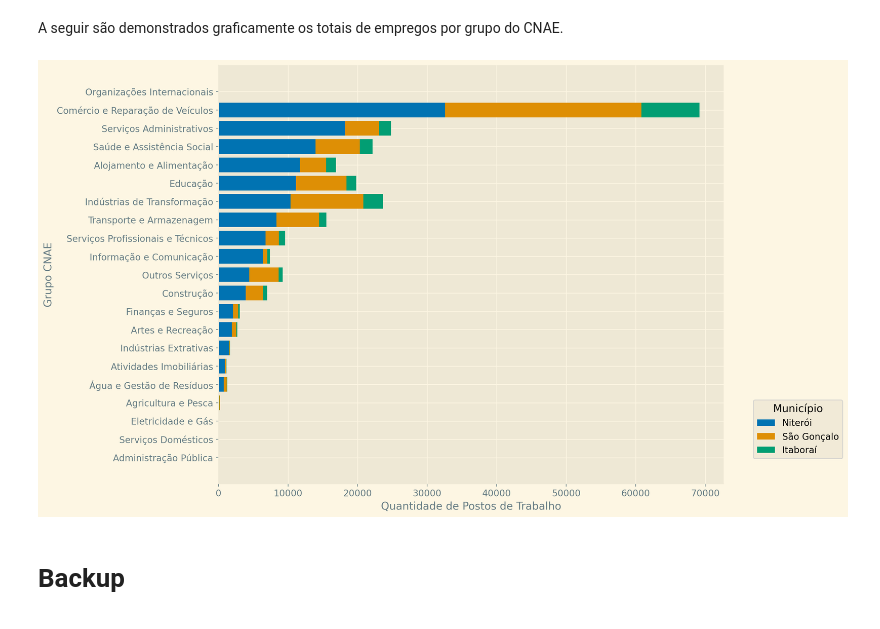
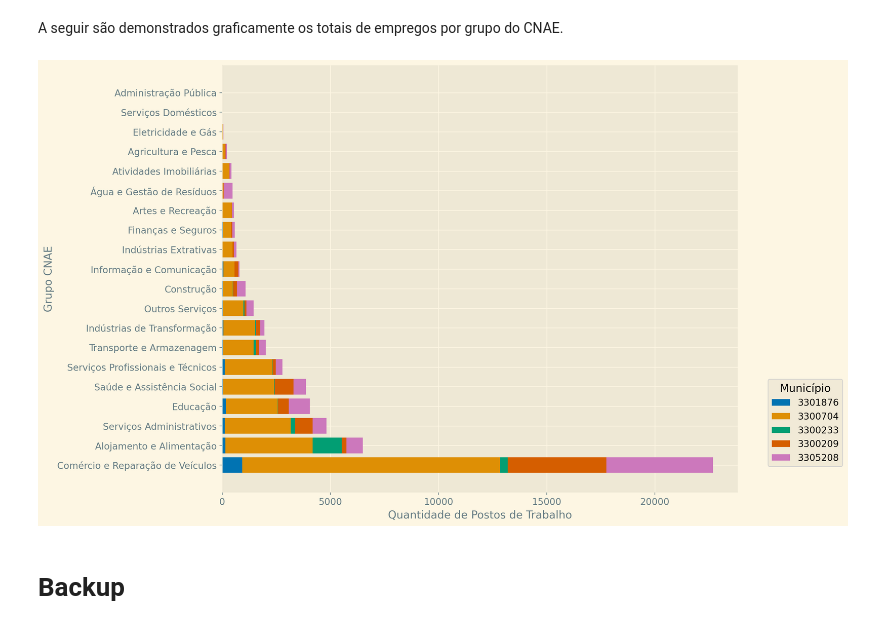
Before and after one commit to redemobGIT/roda, a Jupyter notebook: scripts/rais.ipynb, the cells around one changed output. Drawn from its saved outputs; the diff is of its cells as text; code cells hidden in the pictures.

```diff
--- a/scripts/rais.ipynb
+++ b/scripts/rais.ipynb
@@ -104,7 +104,7 @@ OUTPUT_DIR  = "outputs_oportunidades"
 # Definições de parâmetros ajustáveis pelo usuário                            #
 ###############################################################################
 GCLOUD_ID   = None                                  # Nome do projeto no Google
-MUNIS       = [3304557, 3303302, 3304904, 3301900,]  # municípios-alvo
+MUNIS       = [3300258, 3300209, 3301876, 3305208, 3300233, 3300704]  # municípios-alvo
 YEAR        = 2023                                  # ano comum às bases
 CNES_MONTH  = 10                                    # mês CNES
 OUTPUT_DIR  = "../outputs/rais"
@@ -792,24 +784,3 @@ override_cnes_geometry = functools.partial(
     override_geometry,
     id_column="id_estabelecimento_cnes"
 )
-# %%
-# dicionário de (lat, lon) extraídos do Google Maps
-overrides = {
-    '5042488': (-22.93496303213362, -43.10111846368994),
-    '0113891': (-22.82297090020438, -42.97796431846613),
-    '0012521': (-22.880157833214476, -43.07872347303554),
-    '3784916': (-22.771568234552003, -42.91998438196854),
-    '0012599': (-22.881199876918767, -43.078428218305724),
-    '2297590': (-22.81838059154707, -43.01194919623843),
-    '2291525': (-22.8261384043605, -43.04752398500165),
-    '9101039': (-22.84514982733307, -42.95904980987253),
-    '7884680': (-22.93934643214391, -43.0586731769422),
-    '0105317': (-22.94305755496102, -43.061599214063634)
-}
-
-# aplica somente num único comando:
-cnes_gdf = override_cnes_geometry(
-    cnes_gdf,
-    overrides,
-    drop_ids=["9101039"]
-)
@@ -954,7 +930,7 @@ ibge_names = {
 grouped_data_by_city = (
     all_jobs
     #.dropna(subset=['cep'])
-    .replace({'id_municipio': ibge_names})
+    #.replace({'id_municipio': ibge_names})
     .groupby(['grupo_cnae', 'id_municipio', 'ano'], as_index=False)
     .agg({'quantidade_vinculos_ativos': 'sum'})
     .rename(columns={'quantidade_vinculos_ativos': 'Quantidade de Postos de Trabalho'})
@@ -967,10 +943,13 @@ pivot_df = grouped_data_by_city.pivot(
     index='grupo_cnae',
     columns='id_municipio',
     values='Quantidade de Postos de Trabalho'
-).sort_values('Niterói', ascending=True).fillna(0)
+).fillna(0)
+#).sort_values('Niterói', ascending=True).fillna(0)
+
+pivot_df = pivot_df.iloc[pivot_df.sum(axis=1).argsort()[::-1]]
 
 # Define city order explicitly
-cities = ['Niterói', 'São Gonçalo', 'Itaboraí']
+cities = set(str(m) for m in MUNIS) & set(pivot_df)
 
 # Get colors from seaborn colorblind palette
 colors = sns.color_palette('colorblind', n_colors=len(cities))
@@ -985,35 +964,32 @@ for city, color in zip(cities, colors):
         width=pivot_df[city],
         left=left,
         height=0.8,
         label=city,
         color=color
     )
     # Update 'left' to stack the next city's bars
     left = pivot_df[city] if left is None else left + pivot_df[city]
 
 # Axes labels and scale
 ax.set_xlabel("Quantidade de Postos de Trabalho", fontsize=14)
 ax.set_ylabel("Grupo CNAE", fontsize=14)
 #ax.set_xscale('log')  # Logarithmic scale for better visualization
 
 # Customize tick parameters
 ax.tick_params(axis='both', labelsize='large')
 
 # Legend configuration
 ax.legend(
     title='Município',
     title_fontsize=14,
     fontsize=12,
     bbox_to_anchor=(1.05, 0.05),
     loc='lower left'
 )
 
 sns.despine()
 
-# Save plot to file
-plt.savefig("../outputs/rais/rais_2023_fully_stacked.png", dpi=600, bbox_inches="tight")
-
 plt.show()
 # %% [output]
-[figure, old version]
+[figure, new version]
 # %%
```
Also changed, not shown: parts of 6 cells of this notebook, 32 other files.
